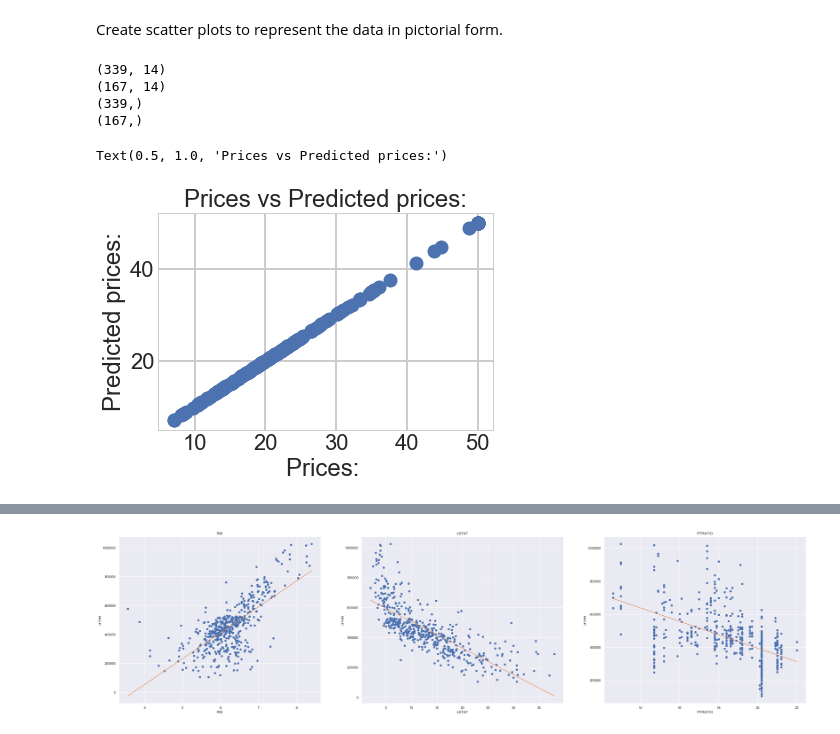
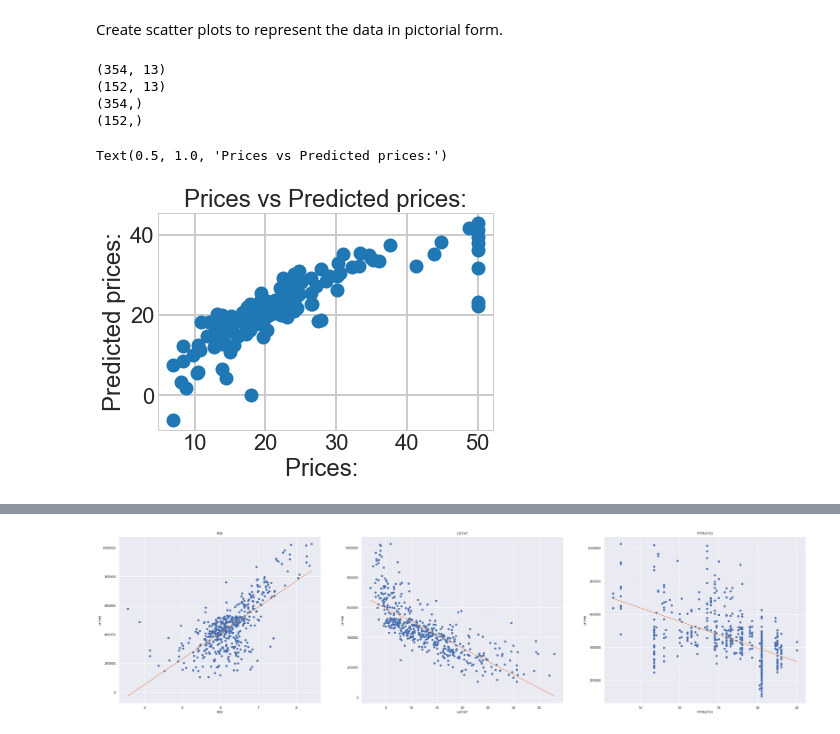
Before and after one commit to AnnemarieMcDonnelltemp/MLSAssessment2019, a Jupyter notebook: BostonHouse.ipynb, the cells around one changed output, grey strips where cells are left out. Drawn from its saved outputs; the diff is of its cells as text; code cells hidden in the pictures.

```diff
--- a/BostonHouse.ipynb
+++ b/BostonHouse.ipynb
@@ -163,10 +165,25 @@ bos.describe().T
 Displaying the minimum, maximum, mean, median, and standard deviation of median value owner occupied homes in $1000's 'MEDV', which is stored in prices.
 Each calculation is stored in their respective variable.
 # %%
-sns.set_style("whitegrid")
-# if Success
+# Import libraries necessary for this project
+import numpy as np
+import pandas as pd
+from sklearn.model_selection import ShuffleSplit
+
+# Import supplementary visualizations code visuals.py
+#import visuals as vs
+
+# Pretty display for notebooks
+%matplotlib inline
+
+# Load the Boston housing dataset
+#data = pd.read_csv('housing.csv')
+bos = pd.DataFrame(boston.data)
+prices = data['MEDV']
+features = data.drop('MEDV', axis = 1)
+
+# Success
 print("Boston housing dataset has {} data points with {} variables each.".format(*data.shape))
-
 # Minimum price of the data
 minimum_price = prices.min()
 
@@ -184,16 +201,11 @@ std_price = prices.std()
 
 # Show the calculated statistics
 print("\nStatistics for Boston housing dataset Prices:\n")
-print("Minimum price: ${:,.2f}".format(minimum_price))
-print("Maximum price: ${:,.2f}".format(maximum_price))
-print("Mean price: ${:,.2f}".format(mean_price))
-print("Median price ${:,.2f}".format(median_price))
+print("Minimum : ${:,.2f}".format(minimum_price))
+print("Maximum : ${:,.2f}".format(maximum_price))
+print("Mean : ${:,.2f}".format(mean_price))
+print("Median:  ${:,.2f}".format(median_price))
 print("Standard deviation of prices: ${:,.2f}".format(std_price))
-#display on a histogram
-sns.set(rc={'figure.figsize':(11.7,8.27)})
-plt.hist(bos['PRICE'], bins=30)
-plt.xlabel("House prices in $1000")
-plt.show()
 # %% [output]
 Boston housing dataset has 489 data points with 4 variables each.
 
@@ -235,38 +246,38 @@ from sklearn.model_selection import cross_val_score
 from sklearn.model_selection import train_test_split
 import sklearn.model_selection
 
 X = bos.drop('PRICE', axis = 1)
 Y = bos['PRICE']
 
 from sklearn.model_selection import train_test_split
-X_train, X_test, Y_train, Y_test = train_test_split(X, Y, test_size = 0.33, random_state = 5)
+X_train, X_test, Y_train, Y_test = train_test_split(X, Y, test_size = 0.3, random_state = 5)
 print(X_train.shape)
 print(X_test.shape)
 print(Y_train.shape)
 print(Y_test.shape)
 
 from sklearn.linear_model import LinearRegression
 
 import matplotlib.pyplot as plt
 %matplotlib inline
 plt.style.use('seaborn-whitegrid')
 import numpy as np
 
 lm = LinearRegression()
 lm.fit(X_train, Y_train)
 
 Y_pred = lm.predict(X_test)
 
 plt.scatter(Y_test, Y_pred)
 plt.xlabel("Prices: ")
 plt.ylabel("Predicted prices:")
 plt.title("Prices vs Predicted prices:")
 # %% [output]
-(339, 14)
-(167, 14)
-(339,)
-(167,)
+(354, 13)
+(152, 13)
+(354,)
+(152,)
 Text(0.5, 1.0, 'Prices vs Predicted prices:')
-[figure, old version]
+[figure, new version]
 # %% [markdown]
 ## Using three features from the Boston housing dataset to create scatter plot disgrams:
```
Also changed, not shown: parts of 47 cells of this notebook, 6 other files.
